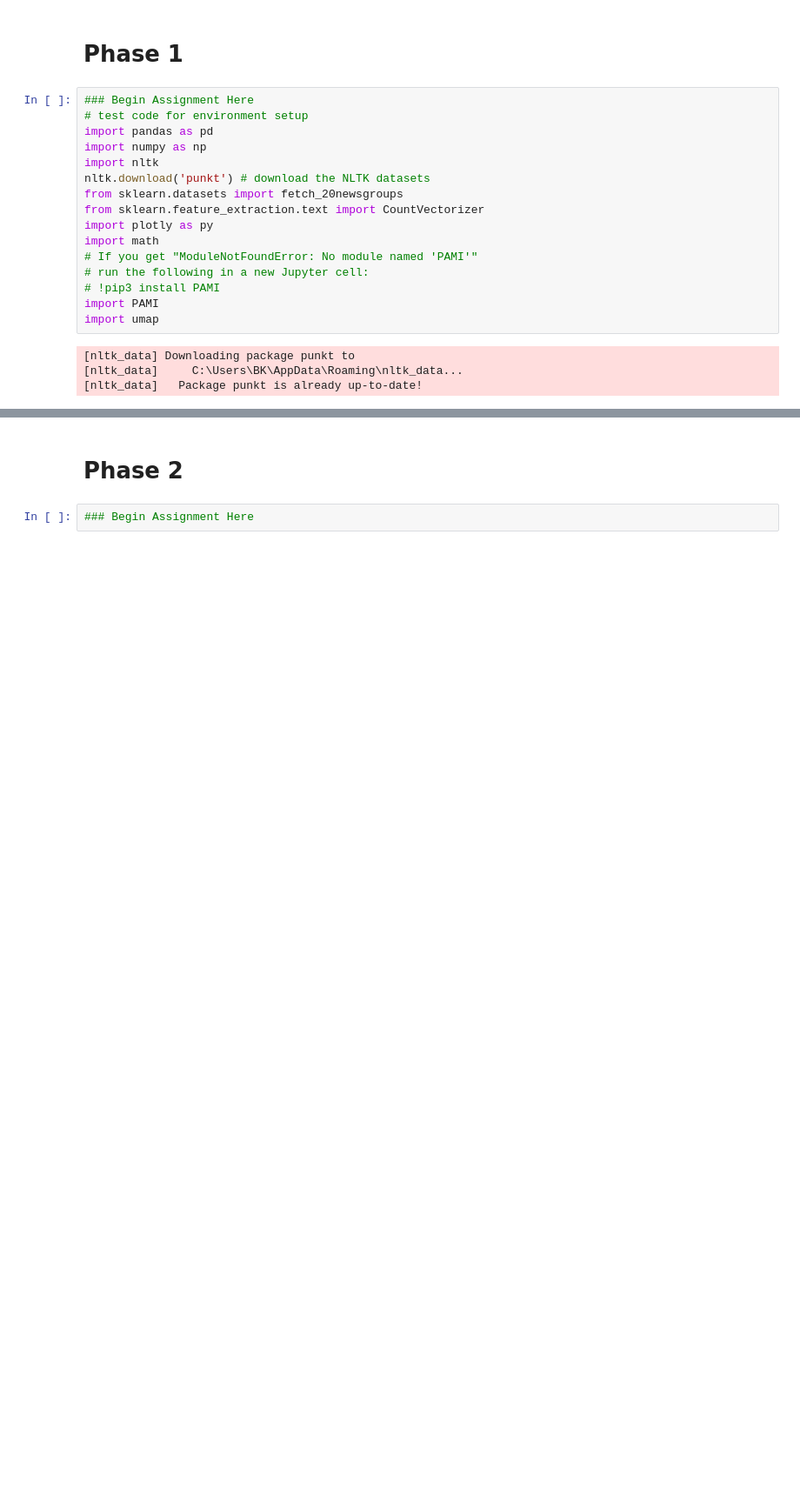
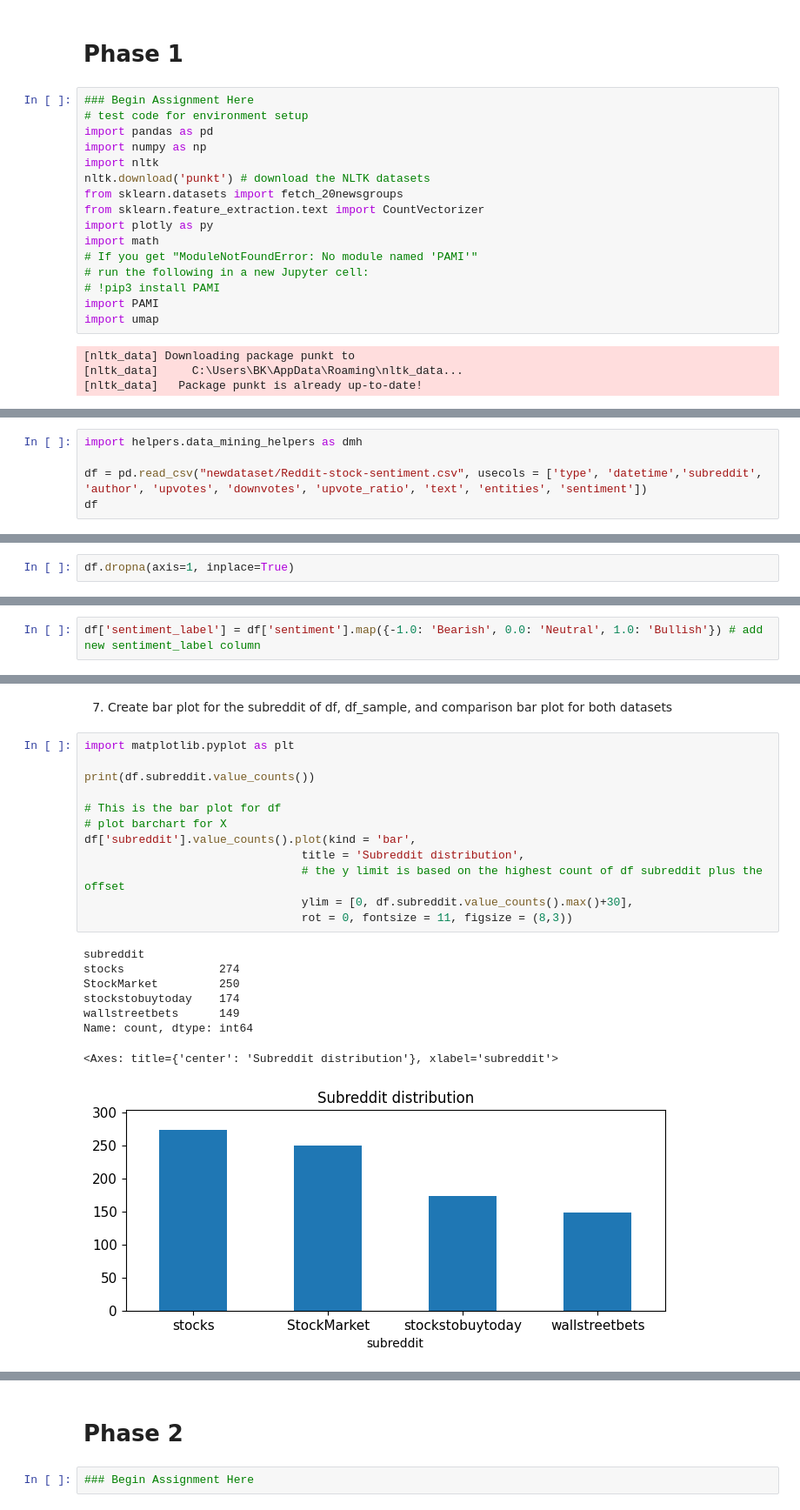
Before and after one commit to bryankb10/DM2025-Lab1-Exercise, a Jupyter notebook: DM2025-Lab1-Homework.ipynb, the cells around one changed output, grey strips where cells are left out. Shown at 87% size. Drawn from its saved outputs; the diff is of its cells as text; blank space fills up the shorter version.

```diff
--- a/DM2025-Lab1-Homework.ipynb
+++ b/DM2025-Lab1-Homework.ipynb
@@ -80,0 +83,5 @@ import umap
+# %%
+import helpers.data_mining_helpers as dmh
+
+df = pd.read_csv("newdataset/Reddit-stock-sentiment.csv", usecols = ['type', 'datetime','subreddit', 'author', 'upvotes', 'downvotes', 'upvote_ratio', 'text', 'entities', 'sentiment'])
+df
@@ -80,0 +174,2 @@ import umap
+# %%
+df.dropna(axis=1, inplace=True)
@@ -80,0 +194,2 @@ import umap
+# %%
+df['sentiment_label'] = df['sentiment'].map({-1.0: 'Bearish', 0.0: 'Neutral', 1.0: 'Bullish'}) # add new sentiment_label column
@@ -80,0 +250,23 @@ import umap
+# %% [markdown]
+7. Create bar plot for the subreddit of df, df_sample, and comparison bar plot for both datasets
+# %%
+import matplotlib.pyplot as plt
+
+print(df.subreddit.value_counts())
+
+# This is the bar plot for df
+# plot barchart for X
+df['subreddit'].value_counts().plot(kind = 'bar',
+                                title = 'Subreddit distribution',
+                                # the y limit is based on the highest count of df subreddit plus the offset
+                                ylim = [0, df.subreddit.value_counts().max()+30],
+                                rot = 0, fontsize = 11, figsize = (8,3))
+# %% [output]
+subreddit
+stocks              274
+StockMarket         250
+stockstobuytoday    174
+wallstreetbets      149
+Name: count, dtype: int64
+<Axes: title={'center': 'Subreddit distribution'}, xlabel='subreddit'>
+[figure, added]
```
Also changed, not shown: parts of 46 cells of this notebook, 2 other files.
